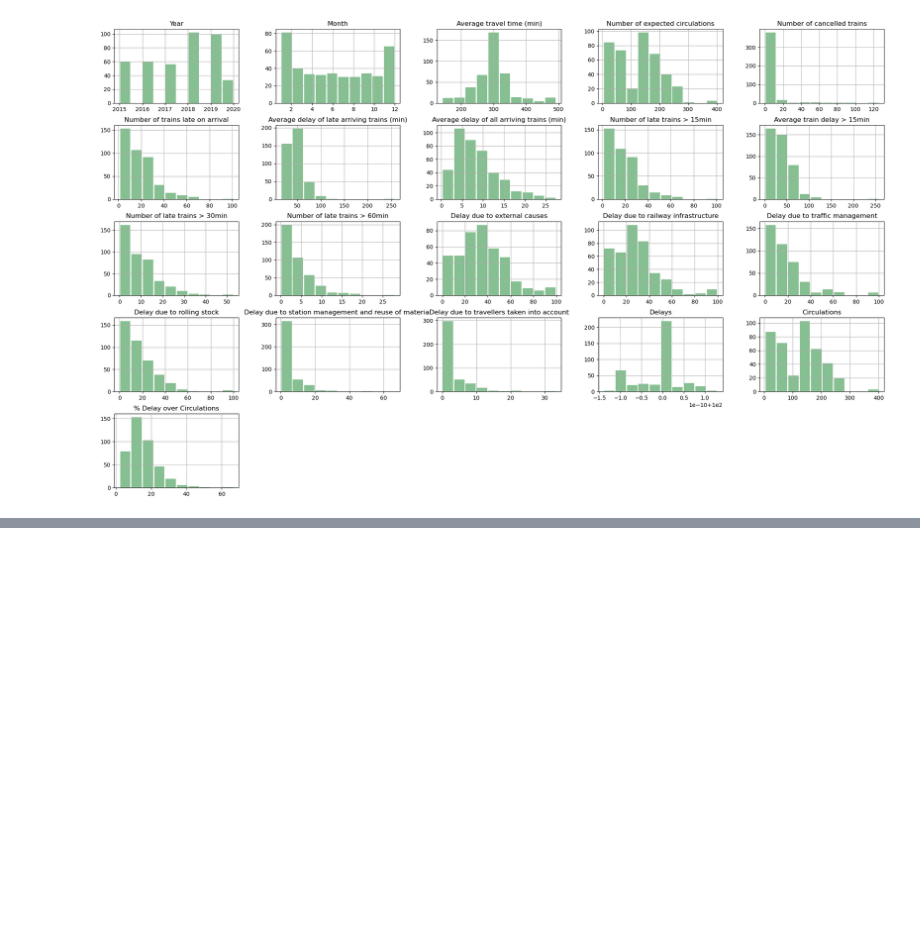
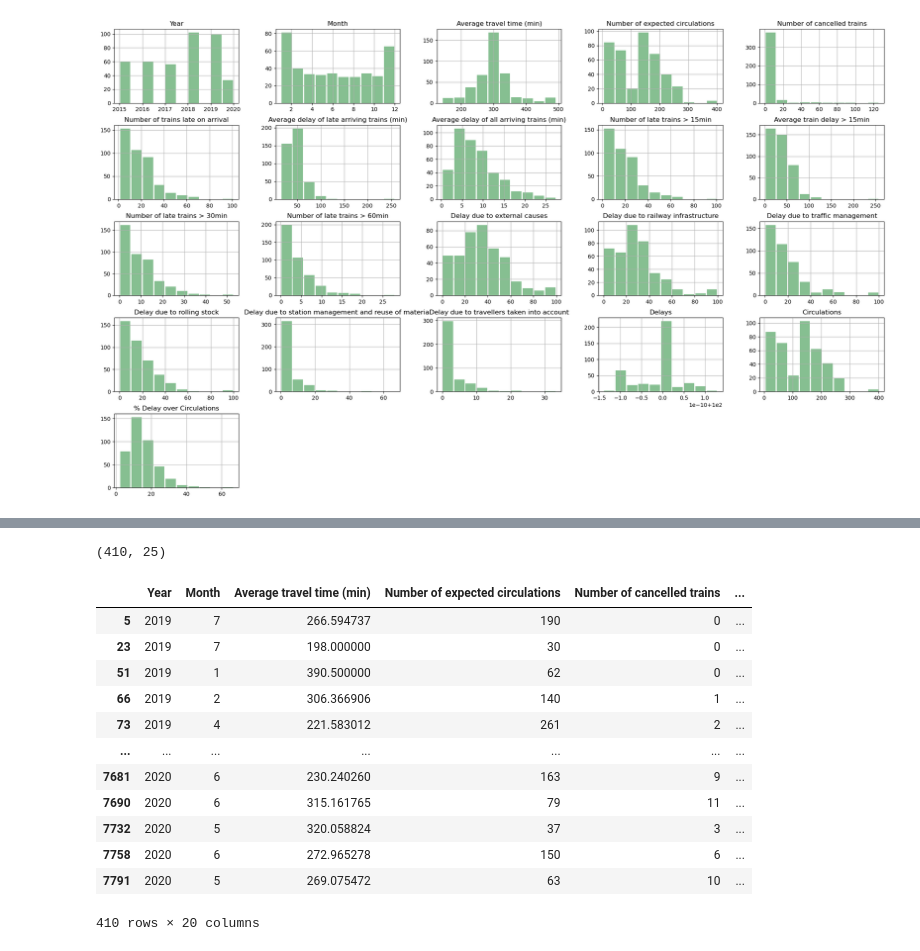
Before and after one commit to CrisMagdziak/Train_Traffic_Python, a Jupyter notebook: Trains_Project_v1.1.ipynb, the cells around one changed output, grey strips where cells are left out. Cells and saved outputs as stored; diff of their text form; code cells hidden in the pictures; blank space fills up the shorter version.

```diff
--- a/Trains_Project_v1.1.ipynb
+++ b/Trains_Project_v1.1.ipynb
@@ -952,3 +961,7 @@ pass
+# %%
+df_late.shape
+# %% [output]
+(410, 25)
 # %%
 model = LinearRegression()
 # %%
@@ -955,0 +969,21 @@ train, val, test = np.split(df_late.sample(frac= 1), [int(0.6 *len(df_late)), in
+# %%
+y_col = 'Average delay of late arriving trains (min)'
+# %%
+X_train = df_late.select_dtypes(include='number').drop(columns= y_col)
+y_train = df_late[[y_col]]
+# %%
+X_train
+# %% [output]
+|  | Year | Month | Average travel time (min) | Number of expected circulations | Number of cancelled trains | ... |
+| 5 | 2019 | 7 | 266.594737 | 190 | 0 | ... |
+| 23 | 2019 | 7 | 198.000000 | 30 | 0 | ... |
+| 51 | 2019 | 1 | 390.500000 | 62 | 0 | ... |
+| 66 | 2019 | 2 | 306.366906 | 140 | 1 | ... |
+| 73 | 2019 | 4 | 221.583012 | 261 | 2 | ... |
+| ... | ... | ... | ... | ... | ... | ... |
+| 7681 | 2020 | 6 | 230.240260 | 163 | 9 | ... |
+| 7690 | 2020 | 6 | 315.161765 | 79 | 11 | ... |
+| 7732 | 2020 | 5 | 320.058824 | 37 | 3 | ... |
+| 7758 | 2020 | 6 | 272.965278 | 150 | 6 | ... |
+| 7791 | 2020 | 5 | 269.075472 | 63 | 10 | ... |
+410 rows × 20 columns
```
Also changed, not shown: parts of 4 cells of this notebook.
